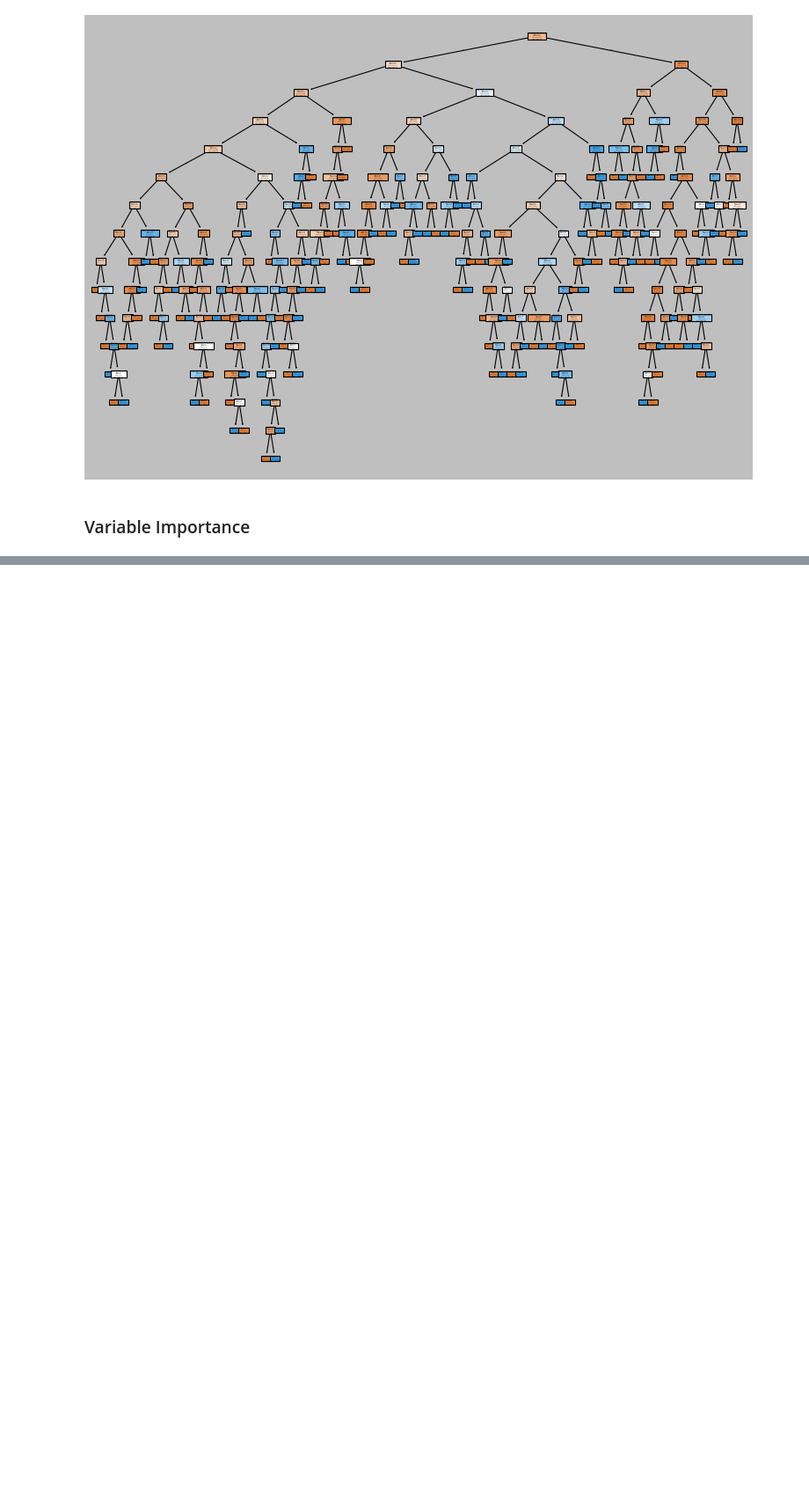
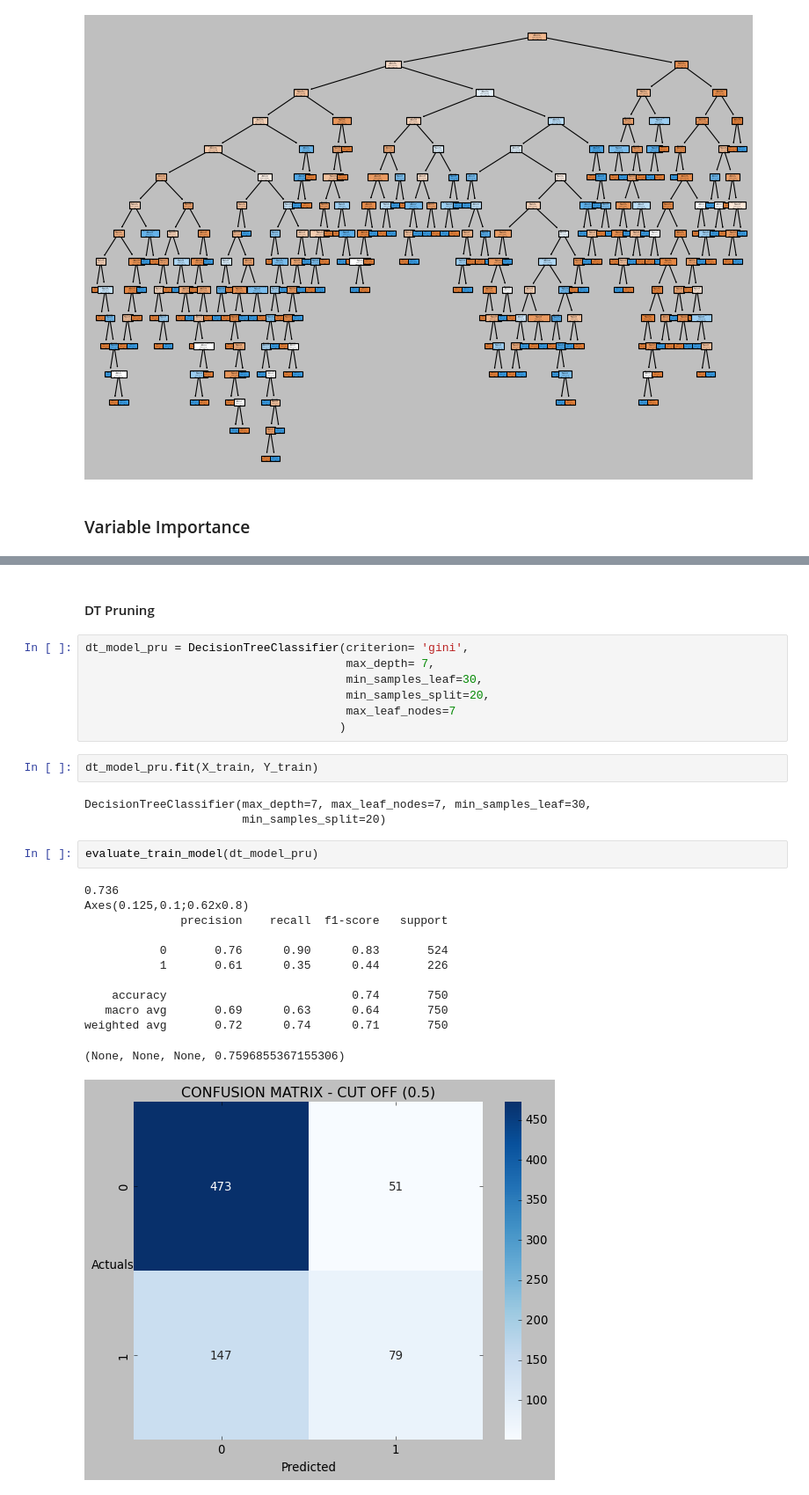
Before and after one commit to HitenDewangan/DataScience-AIML, a Jupyter notebook: Machine Learning/DecisionTree.ipynb, the cells around one changed output, grey strips where cells are left out. Shown at 88% size. Saved outputs shown, nothing was run; the diff lists cells and outputs as text; blank space fills up the shorter version.

Commit message:
learning decision tree

```diff
--- a/Machine Learning/DecisionTree.ipynb
+++ b/Machine Learning/DecisionTree.ipynb
@@ -342,0 +386,29 @@ pd.DataFrame(dt_model.future_importance_*100
+# %% [markdown]
+#### DT Pruning
+# %%
+dt_model_pru = DecisionTreeClassifier(criterion= 'gini',
+                                      max_depth= 7,
+                                      min_samples_leaf=30,
+                                      min_samples_split=20,
+                                      max_leaf_nodes=7
+                                     )
+# %%
+dt_model_pru.fit(X_train, Y_train)
+# %% [output]
+DecisionTreeClassifier(max_depth=7, max_leaf_nodes=7, min_samples_leaf=30,
+                       min_samples_split=20)
+# %%
+evaluate_train_model(dt_model_pru)
+# %% [output]
+0.736
+Axes(0.125,0.1;0.62x0.8)
+              precision    recall  f1-score   support
+
+           0       0.76      0.90      0.83       524
+           1       0.61      0.35      0.44       226
+
+    accuracy                           0.74       750
+   macro avg       0.69      0.63      0.64       750
+weighted avg       0.72      0.74      0.71       750
+(None, None, None, 0.7596855367155306)
+[figure, added]
```
Also changed, not shown: parts of 5 cells of this notebook.
